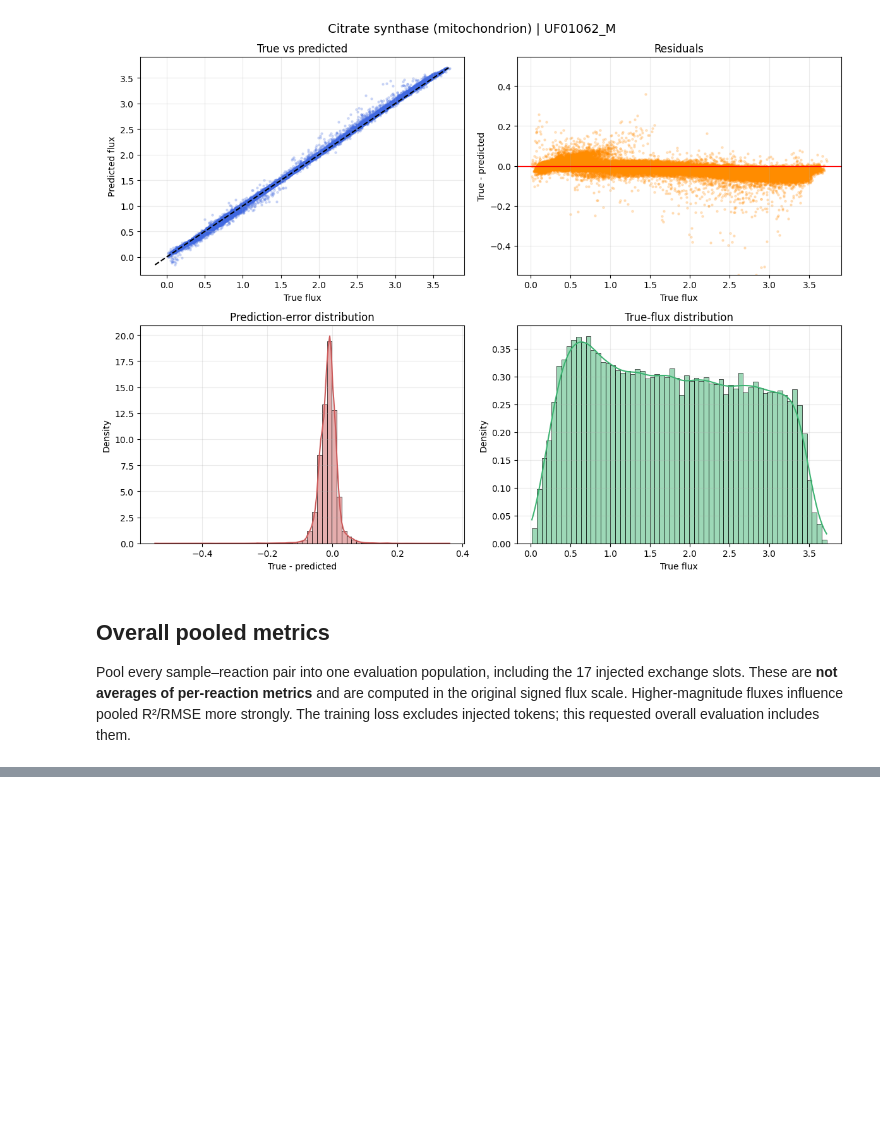
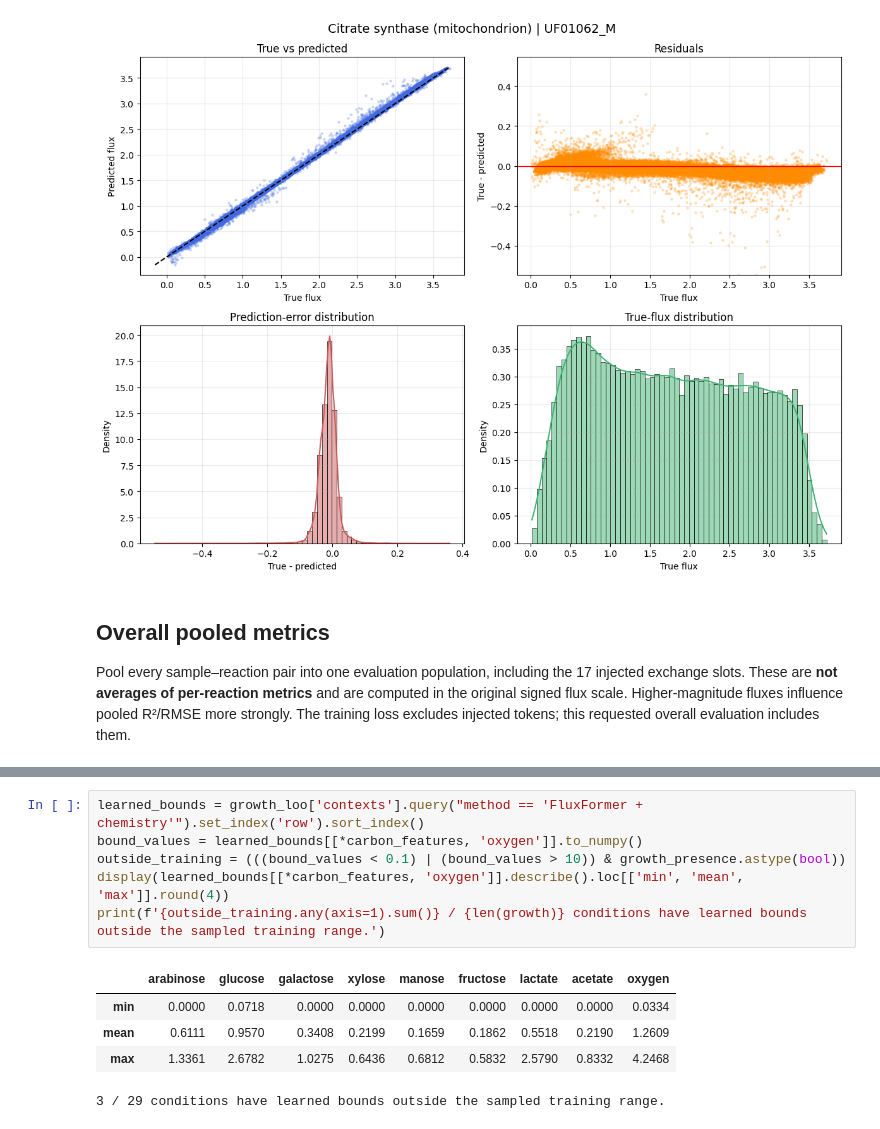
Before and after one commit to ruokokoski/metabolic-NN, a Jupyter notebook: candida_intermedia_model_testing.ipynb, the cells around one changed output, grey strips where cells are left out. Cells and saved outputs as stored; diff of their text form; blank space fills up the shorter version.

```diff
--- a/candida_intermedia_model_testing.ipynb
+++ b/candida_intermedia_model_testing.ipynb
@@ -292,0 +645,12 @@ RMSE : 0.027953
+# %%
+learned_bounds = growth_loo['contexts'].query("method == 'FluxFormer + chemistry'").set_index('row').sort_index()
+bound_values = learned_bounds[[*carbon_features, 'oxygen']].to_numpy()
+outside_training = (((bound_values < 0.1) | (bound_values > 10)) & growth_presence.astype(bool))
+display(learned_bounds[[*carbon_features, 'oxygen']].describe().loc[['min', 'mean', 'max']].round(4))
+print(f'{outside_training.any(axis=1).sum()} / {len(growth)} conditions have learned bounds outside the sampled training range.')
+# %% [output]
+|  | arabinose | glucose | galactose | xylose | manose | fructose | lactate | acetate | oxygen |
+| min | 0.0000 | 0.0718 | 0.0000 | 0.0000 | 0.0000 | 0.0000 | 0.0000 | 0.0000 | 0.0334 |
+| mean | 0.6111 | 0.9570 | 0.3408 | 0.2199 | 0.1659 | 0.1862 | 0.5518 | 0.2190 | 1.2609 |
+| max | 1.3361 | 2.6782 | 1.0275 | 0.6436 | 0.6812 | 0.5832 | 2.5790 | 0.8332 | 4.2468 |
+3 / 29 conditions have learned bounds outside the sampled training range.
```
Also changed, not shown: parts of 21 cells of this notebook, 8 other files.
